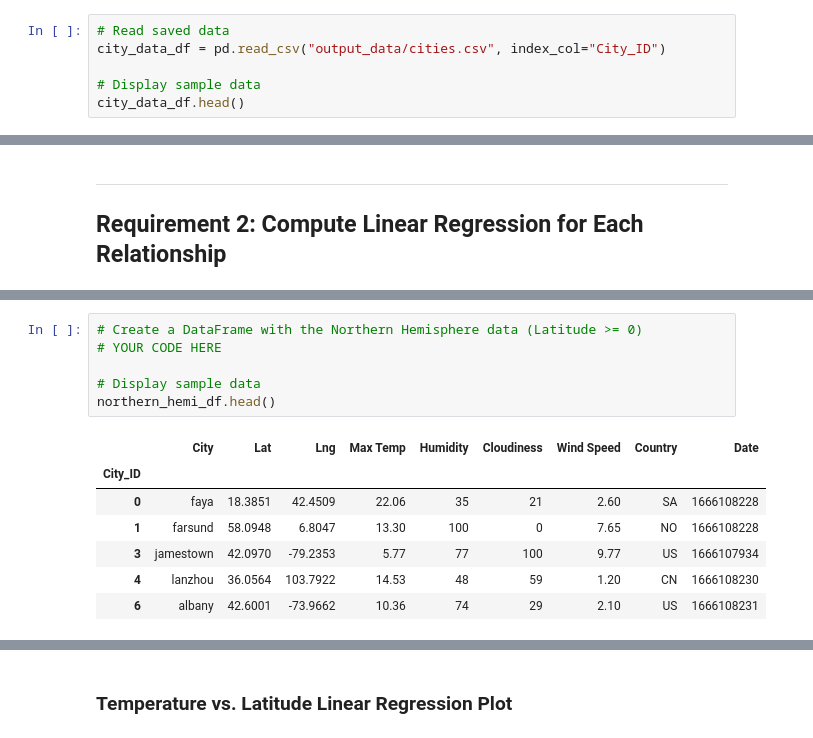
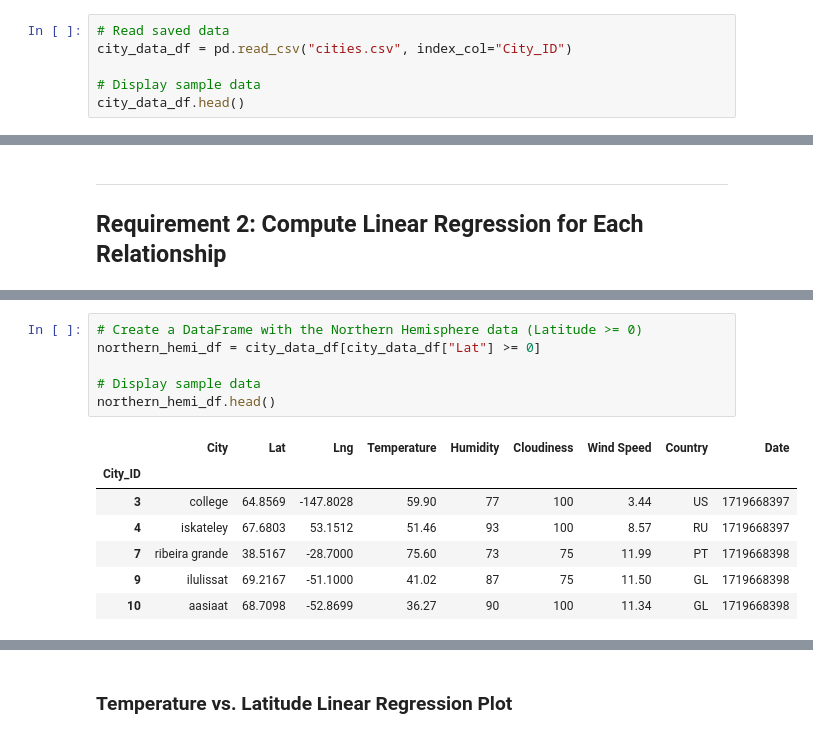
Before and after one commit to DenverEro/python-api-challenge, a Jupyter notebook: WeatherPy/WeatherPy.ipynb, the cells around one changed output, grey strips where cells are left out. Saved outputs shown, nothing was run; the diff lists cells and outputs as text.

```diff
--- a/WeatherPy/WeatherPy.ipynb
+++ b/WeatherPy/WeatherPy.ipynb
@@ -174,6 +207,6 @@ city_data_df.to_csv("output_data/cities.csv", index_label="City_ID")
 # %%
 # Read saved data
-city_data_df = pd.read_csv("output_data/cities.csv", index_col="City_ID")
+city_data_df = pd.read_csv("cities.csv", index_col="City_ID")
 
 # Display sample data
 city_data_df.head()
@@ -261,16 +321,16 @@ plt.show()
 # %%
 # Create a DataFrame with the Northern Hemisphere data (Latitude >= 0)
-# YOUR CODE HERE
+northern_hemi_df = city_data_df[city_data_df["Lat"] >= 0]
 
 # Display sample data
 northern_hemi_df.head()
 # %% [output]
-|  | City | Lat | Lng | Max Temp | Humidity | Cloudiness | Wind Speed | Country | Date |
+|  | City | Lat | Lng | Temperature | Humidity | Cloudiness | Wind Speed | Country | Date |
 | City_ID |  |  |  |  |  |  |  |  |  |
-| 0 | faya | 18.3851 | 42.4509 | 22.06 | 35 | 21 | 2.60 | SA | 1666108228 |
-| 1 | farsund | 58.0948 | 6.8047 | 13.30 | 100 | 0 | 7.65 | NO | 1666108228 |
-| 3 | jamestown | 42.0970 | -79.2353 | 5.77 | 77 | 100 | 9.77 | US | 1666107934 |
-| 4 | lanzhou | 36.0564 | 103.7922 | 14.53 | 48 | 59 | 1.20 | CN | 1666108230 |
-| 6 | albany | 42.6001 | -73.9662 | 10.36 | 74 | 29 | 2.10 | US | 1666108231 |
+| 3 | college | 64.8569 | -147.8028 | 59.90 | 77 | 100 | 3.44 | US | 1719668397 |
+| 4 | iskateley | 67.6803 | 53.1512 | 51.46 | 93 | 100 | 8.57 | RU | 1719668397 |
+| 7 | ribeira grande | 38.5167 | -28.7000 | 75.60 | 73 | 75 | 11.99 | PT | 1719668398 |
+| 9 | ilulissat | 69.2167 | -51.1000 | 41.02 | 87 | 75 | 11.50 | GL | 1719668398 |
+| 10 | aasiaat | 68.7098 | -52.8699 | 36.27 | 90 | 100 | 11.34 | GL | 1719668398 |
 # %%
 # Create a DataFrame with the Southern Hemisphere data (Latitude < 0)
```
Also changed, not shown: parts of 43 cells of this notebook, 6 other files.
